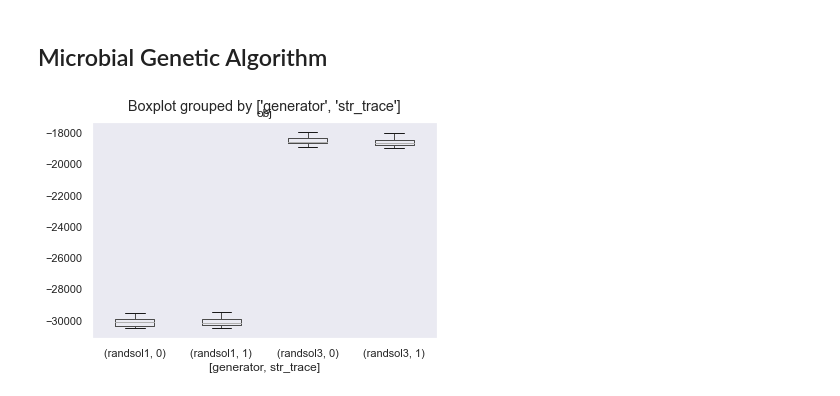
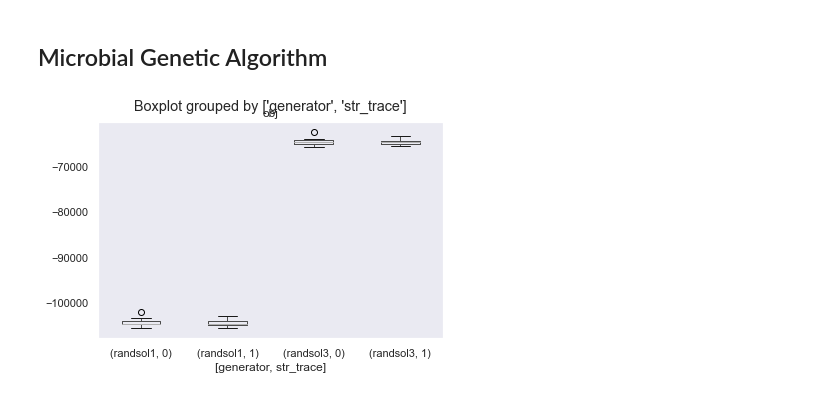
Before and after one commit to jsphconnell/PTO, a Jupyter notebook: src/problem/TSP_results.ipynb, the cells around one changed output. Drawn from its saved outputs; the diff is of its cells as text; code cells hidden in the pictures.

```diff
--- a/src/problem/TSP_results.ipynb
+++ b/src/problem/TSP_results.ipynb
@@ -331,6 +331,6 @@ d[(d["instance"] == "rat575.tsp.gz") & (d["solver"] == "EA")].boxplot(column="ob
 # %% [markdown]
 ## Microbial Genetic Algorithm
 # %%
-d[(d["instance"] == "a280.tsp.gz") & (d["solver"] == "MGA")].boxplot(column="obj", by=["generator", "str_trace"], grid=False);
+d[(d["instance"] == "rat575.tsp.gz") & (d["solver"] == "MGA")].boxplot(column="obj", by=["generator", "str_trace"], grid=False);
 # %% [output]
-[figure, old version]
+[figure, new version]
```
